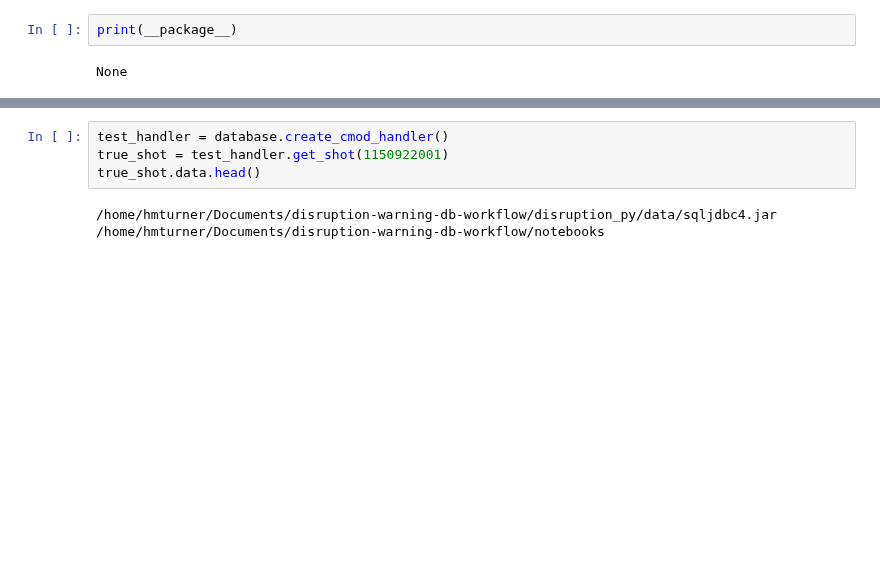
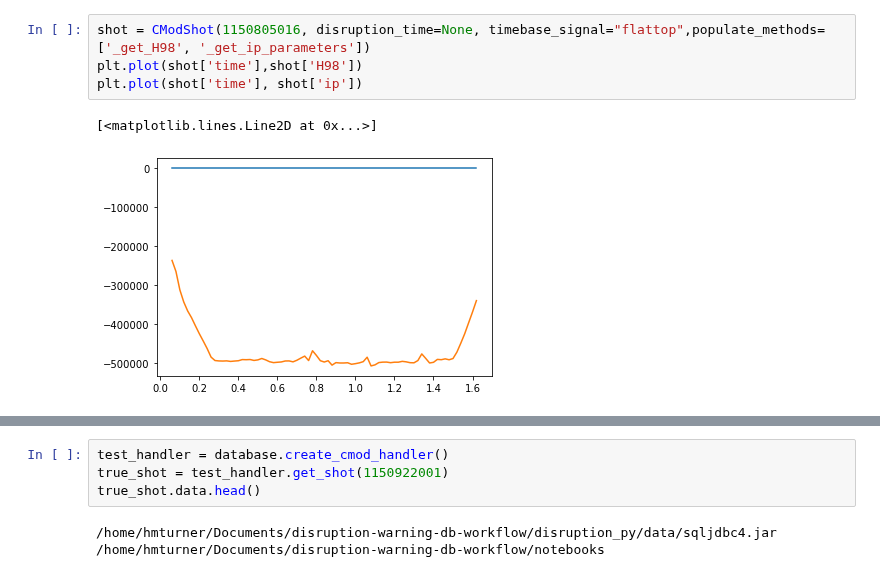
Before and after one commit to MIT-PSFC/disruption-py, a Jupyter notebook: notebooks/cmod_workspace.ipynb, the cells around one changed output, grey strips where cells are left out. Cells and saved outputs as stored; diff of their text form; blank space fills up the shorter version.

```diff
--- a/notebooks/cmod_workspace.ipynb
+++ b/notebooks/cmod_workspace.ipynb
@@ -14,4 +10,7 @@ importlib.reload(plasma)
-# %%
-print(__package__)
-# %% [output]
-None
+# %%
+shot = CModShot(1150805016, disruption_time=None, timebase_signal="flattop",populate_methods=['_get_H98', '_get_ip_parameters'])
+plt.plot(shot['time'],shot['H98'])
+plt.plot(shot['time'], shot['ip'])
+# %% [output]
+[<matplotlib.lines.Line2D at 0x...>]
+[figure, added]
```
Also changed, not shown: parts of 2 cells of this notebook, 4 other files.
